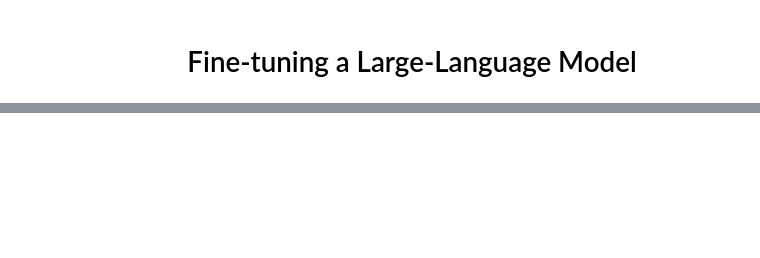
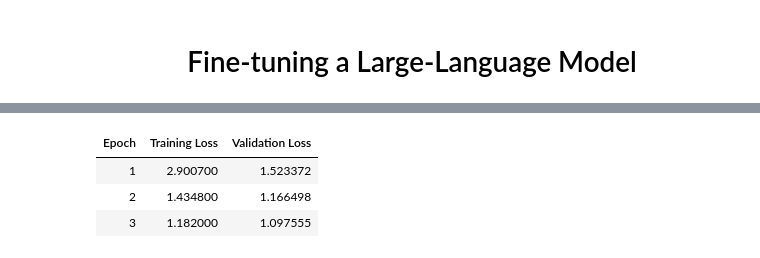
Before and after one commit to a-r-r-o-w/mlm-product-customer-support-team, a Jupyter notebook: src/unreality_ai_uptrain_hackathon.ipynb, the cells around one changed output, grey strips where cells are left out. Saved outputs shown, nothing was run; the diff lists cells and outputs as text; code cells hidden in the pictures; blank space fills up the shorter version.

```diff
--- a/src/unreality_ai_uptrain_hackathon.ipynb
+++ b/src/unreality_ai_uptrain_hackathon.ipynb
@@ -41,0 +76,10 @@ import uptrain
+# %%
+# model_constants.py
+
+model_checkpoint = "distilbert-base-uncased"
+chunk_size = 128
+wwm_probability = 0.2
+train_size = 0.9 # 100
+test_size = 0.1 # int(0.1 * train_size)
+batch_size = 64
+mlm_probability = 0.15
@@ -46,0 +383,6 @@ original_model_outputs = test_model(model, testing_text)
+# %%
+DATASET_SIZE = 5000
+synthesized_data_file_name = 'data.json'
+dataset = create_basic_brute_dataset(DATASET_SIZE)
+save_dataset(dataset, synthesized_data_file_name)
+dataset['data'][:10]
@@ -46,0 +401,65 @@ original_model_outputs = test_model(model, testing_text)
+# %%
+retrain_dataset = load_dataset('json', data_files={"train": synthesized_data_file_name}, field='data')
+tokenized_datasets = retrain_dataset.map(
+  tokenize_function, batched=True, remove_columns=["text", "label"]
+)
+
+lm_datasets = tokenized_datasets.map(group_texts, batched=True)
+data_collator = DataCollatorForLanguageModeling(tokenizer=tokenizer, mlm_probability=mlm_probability)
+
+downsampled_dataset = lm_datasets["train"].train_test_split(
+  train_size=train_size, test_size=test_size, seed=42
+)
+
+# Show the training loss with every epoch
+logging_steps = len(downsampled_dataset["train"]) // batch_size
+model_name = model_checkpoint.split("/")[-1]
+
+training_args = TrainingArguments(
+  output_dir=f"{model_name}-finetuned-imdb",
+  overwrite_output_dir=True,
+  evaluation_strategy="epoch",
+  learning_rate=2e-5,
+  weight_decay=0.01,
+  per_device_train_batch_size=batch_size,
+  per_device_eval_batch_size=batch_size,
+  fp16=True,
+  logging_steps=logging_steps,
+)
+
+trainer = Trainer(
+  model=model,
+  args=training_args,
+  train_dataset=downsampled_dataset["train"],
+  eval_dataset=downsampled_dataset["test"],
+  data_collator=data_collator,
+  tokenizer=tokenizer,
+)
+
+def insert_random_mask(batch):
+  features = [dict(zip(batch, t)) for t in zip(*batch.values())]
+  masked_inputs = data_collator(features)
+  return {"masked_" + k: v.numpy() for k, v in masked_inputs.items()}
+
+downsampled_dataset = downsampled_dataset.remove_columns(["word_ids"])
+eval_dataset = downsampled_dataset["test"].map(
+    insert_random_mask,
+    batched=True,
+    remove_columns=downsampled_dataset["test"].column_names,
+)
+eval_dataset = eval_dataset.rename_columns(
+  {
+    "masked_input_ids": "input_ids",
+    "masked_attention_mask": "attention_mask",
+    "masked_labels": "labels",
+  }
+)
+
+eval_results = trainer.evaluate()
+print(f">>> Perplexity: {math.exp(eval_results['eval_loss']):.2f}")
+
+trainer.train()
+
+eval_results = trainer.evaluate()
+print(f">>> Perplexity: {math.exp(eval_results['eval_loss']):.2f}")
+# %% [output]
@@ -46,0 +487,4 @@ original_model_outputs = test_model(model, testing_text)
+| Epoch | Training Loss | Validation Loss |
+| 1 | 2.900700 | 1.523372 |
+| 2 | 1.434800 | 1.166498 |
+| 3 | 1.182000 | 1.097555 |
```
Also changed, not shown: parts of 20 cells of this notebook.
